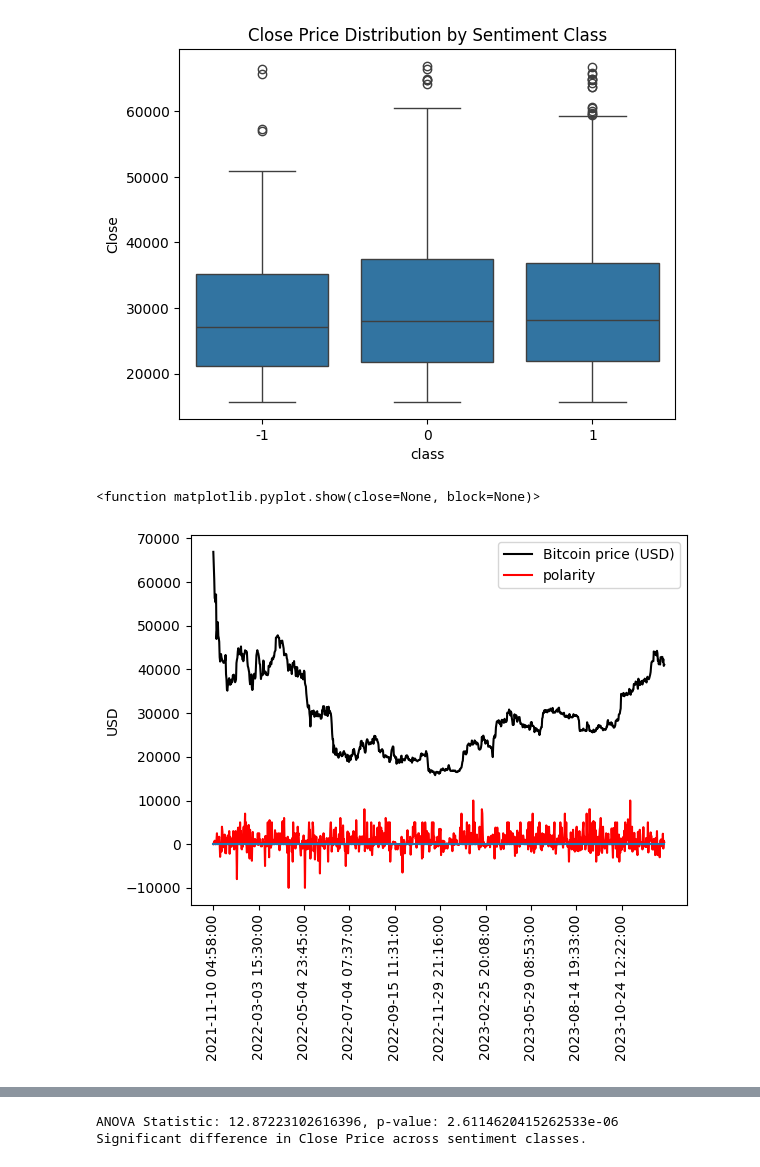
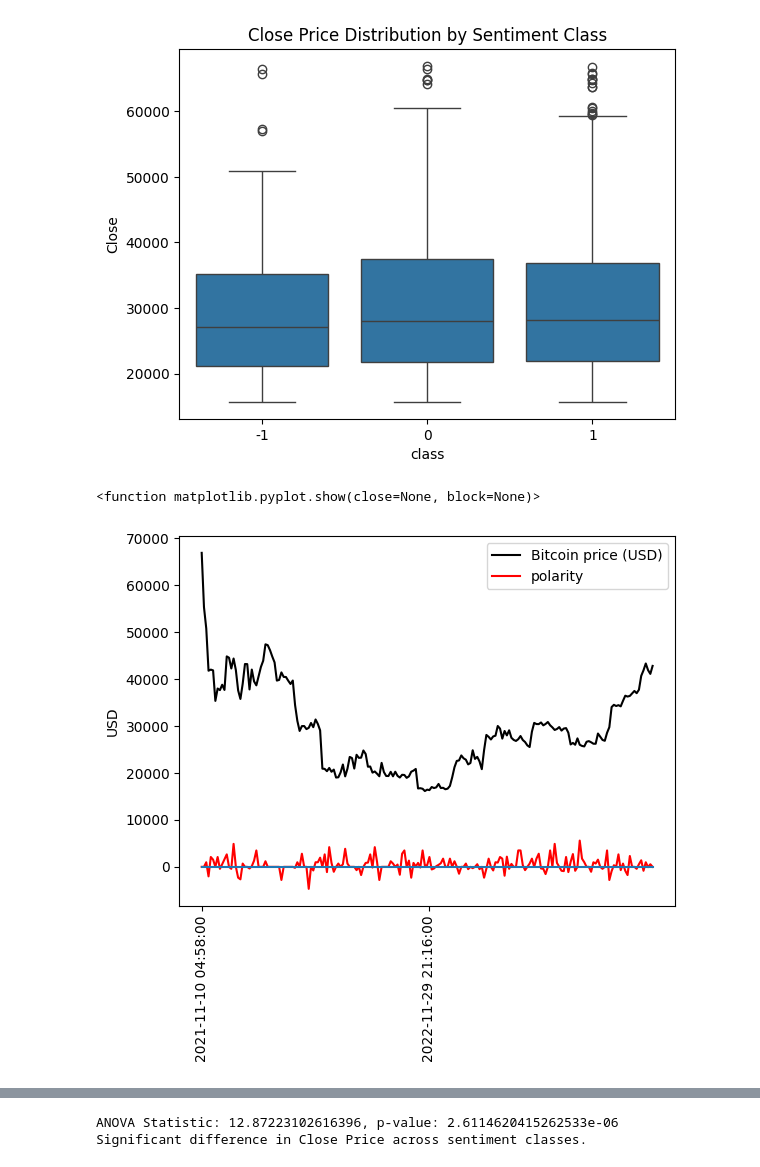
Before and after one commit to shivaansh81001/btc-prediction, a Jupyter notebook: btc_data_test.ipynb, the cells around one changed output, grey strips where cells are left out. Cells and saved outputs as stored; diff of their text form; code cells hidden in the pictures.

```diff
--- a/btc_data_test.ipynb
+++ b/btc_data_test.ipynb
@@ -139,7 +155,7 @@ fixed_date = news.apply(date_fix,'date')
 
 news = news.with_columns("class",class_,"polarity",polarity_,"subjectivity",subjectivity_,"date",fixed_date).drop('sentiment')
 
-news.sort("date",descending=False).show(5)
+news.sort("date",descending=True).show(5)
 # %% [output]
 [-1  1  0 ...,  0 -1  0] [-0.01  0.3   0.   ...,  0.   -0.02  0.  ] [ 0.38  0.1   0.   ...,  0.    0.47  0.  ]
 | date | subject | text | title | class | polarity | subjectivity |
@@ -173,19 +189,19 @@ plt.show()
 # %% [output]
 [figure]
 # %%
-downsample_rate = 10
+downsample_rate = 50
 date=df['date'][::downsample_rate]
 polarity=df['polarity'][::downsample_rate]
 close=df['Close'][::downsample_rate]
 # %%
 plt.figure()
 plt.plot(date,close,'k',label = 'Bitcoin price (USD)')
-plt.plot(date,10000*polarity,'r',label = 'polarity')
+plt.plot(date,7000*polarity,'r',label = 'polarity')
 plt.plot(date,np.zeros(len(date)))
 plt.ylabel('USD')
 plt.xticks(date[::100],rotation='vertical')
 plt.legend()
 plt.show
 # %% [output]
 <function matplotlib.pyplot.show(close=None, block=None)>
-[figure, old version]
+[figure, new version]
```
Also changed, not shown: parts of 5 cells of this notebook.
